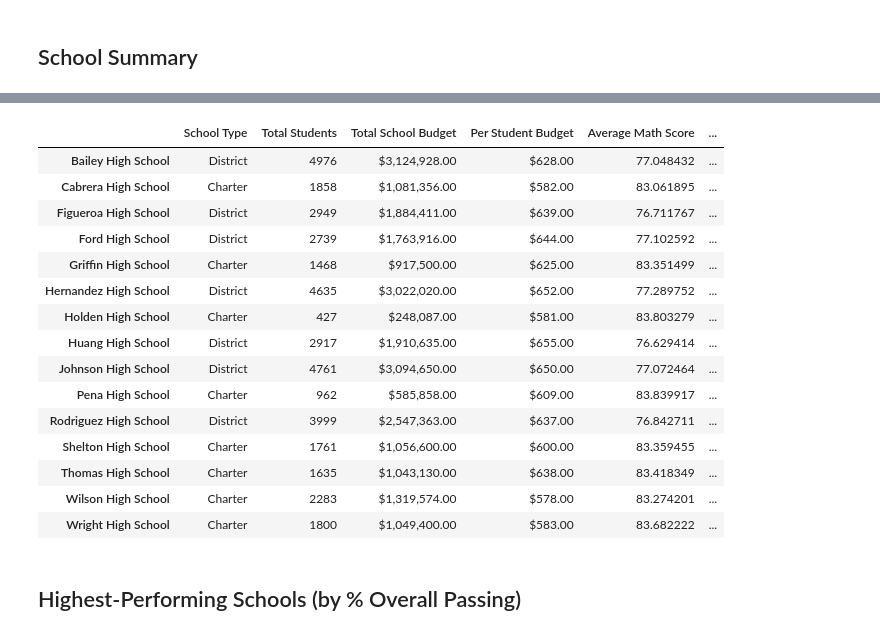
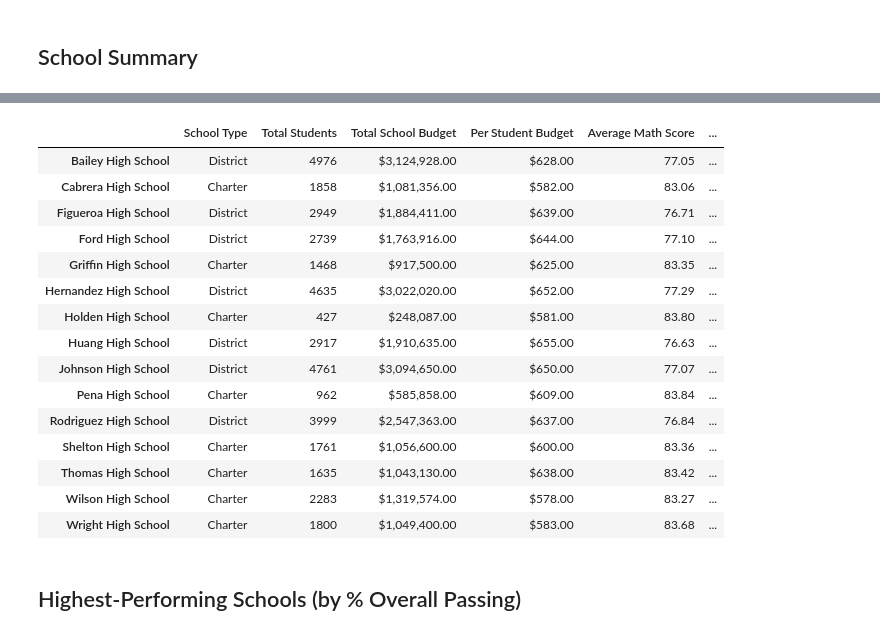
Before and after one commit to bsvab/pandas-challenge, a Jupyter notebook: PyCitySchools/PyCitySchools.ipynb, the cells around one changed output, grey strips where cells are left out. Cells and saved outputs as stored; diff of their text form; code cells hidden in the pictures.

```diff
--- a/PyCitySchools/PyCitySchools.ipynb
+++ b/PyCitySchools/PyCitySchools.ipynb
@@ -141,18 +129,10 @@ school_students_passing_math = school_data_complete[(school_data_complete["math_
 # %%
 # Calculate the number of students per school with reading scores of 70 or higher
 # students_passing_reading =       # didn't use this provided line as I didn't see a need for it
-school_students_passing_reading = school_data_complete[(school_data_complete["reading_score"] >= 70)].groupby('school_name').count()["student_name"]
+school_students_passing_reading = school_data_complete[(school_data_complete["reading_score"] >= 70)].groupby('school_name')["student_name"].count()
-# %%
-# Add to original school_data dataframe
-school_data['number_of_students_passing_math'] = school_data['school_name'].transform(lambda x: school_students_passing_math.loc[x])
-school_data['number_of_students_passing_reading'] = school_data['school_name'].transform(lambda x: school_students_passing_reading.loc[x])
 # %%
 # Use the provided code to calculate the number of students per school that passed both math and reading with scores of 70 or higher
 students_passing_math_and_reading = school_data_complete[
     (school_data_complete["reading_score"] >= 70) & (school_data_complete["math_score"] >= 70)
     ]
 school_students_passing_math_and_reading = students_passing_math_and_reading.groupby(["school_name"]).size()
-# %%
-# Add to original school_data dataframe
-school_data['number_of_students_passing_math_&_reading'] = school_data['school_name'].transform(lambda x: school_students_passing_math_and_reading.loc[x])
-school_data
@@ -176,40 +139,54 @@ school_data
 # %%
 # Use the provided code to calculate the passing rates
-per_school_passing_math = school_students_passing_math / per_school_counts * 100
-per_school_passing_reading = school_students_passing_reading / per_school_counts * 100
-overall_passing_rate = school_students_passing_math_and_reading / per_school_counts * 100
+per_school_passing_math = school_students_passing_math / per_school_counts
+per_school_passing_reading = school_students_passing_reading / per_school_counts
+overall_passing_rate = school_students_passing_math_and_reading / per_school_counts
+# removed the pre-populated '* 100' on each line since I formatted as a percentage in next cell
 # %%
 # Create a DataFrame called `per_school_summary` with columns for the calculations above.
-per_school_summary = school_data['school_name', 'type', 'student_count', 'budget',
-       'budget_per_student', 'average_math_score', 'average_reading_score',
-       'percent_of_students_passing_math', 'percent_of_students_passing_reading',
-       'percent_of_students_passing_math_&_reading']
+per_school_summary = school_data[['school_name', 'type', 'size', 'budget']]
 
-new_columns = {}
+new_columns = {'school_name':'School Name', 'type':'School Type', 'size':'Total Students', 'budget':'Total School Budget'}
+per_school_summary = per_school_summary.rename(columns=new_columns)
+per_school_summary.sort_values(by='School Name', inplace=True)
+
+per_school_summary['Per Student Budget'] = per_school_capita
+per_school_summary['Average Math Score'] = per_school_math.values.round(2)
+per_school_summary['Average Reading Score'] = per_school_reading.values.round(2)
+per_school_summary['% Passing Math'] = per_school_passing_math.values
+per_school_summary['% Passing Reading'] = per_school_passing_reading.values
+per_school_summary['% Overall Passing'] = overall_passing_rate.values
+
+per_school_summary.set_index('School Name',drop=True, inplace=True)
+per_school_summary.index.name = None
 
 # Formatting
 per_school_summary["Total School Budget"] = per_school_summary["Total School Budget"].map("${:,.2f}".format)
 per_school_summary["Per Student Budget"] = per_school_summary["Per Student Budget"].map("${:,.2f}".format)
+per_school_summary['% Passing Math'] = per_school_summary['% Passing Math'].map('{:.2%}'.format)
+per_school_summary['% Passing Reading'] = per_school_summary['% Passing Reading'].map('{:.2%}'.format)
+per_school_summary['% Overall Passing'] = per_school_summary['% Overall Passing'].map('{:.2%}'.format)
+
 
 # Display the DataFrame
 per_school_summary
 # %% [output]
 |  | School Type | Total Students | Total School Budget | Per Student Budget | Average Math Score | ... |
-| Bailey High School | District | 4976 | $3,124,928.00 | $628.00 | 77.048432 | ... |
-| Cabrera High School | Charter | 1858 | $1,081,356.00 | $582.00 | 83.061895 | ... |
-| Figueroa High School | District | 2949 | $1,884,411.00 | $639.00 | 76.711767 | ... |
-| Ford High School | District | 2739 | $1,763,916.00 | $644.00 | 77.102592 | ... |
-| Griffin High School | Charter | 1468 | $917,500.00 | $625.00 | 83.351499 | ... |
-| Hernandez High School | District | 4635 | $3,022,020.00 | $652.00 | 77.289752 | ... |
-| Holden High School | Charter | 427 | $248,087.00 | $581.00 | 83.803279 | ... |
-| Huang High School | District | 2917 | $1,910,635.00 | $655.00 | 76.629414 | ... |
-| Johnson High School | District | 4761 | $3,094,650.00 | $650.00 | 77.072464 | ... |
-| Pena High School | Charter | 962 | $585,858.00 | $609.00 | 83.839917 | ... |
-| Rodriguez High School | District | 3999 | $2,547,363.00 | $637.00 | 76.842711 | ... |
-| Shelton High School | Charter | 1761 | $1,056,600.00 | $600.00 | 83.359455 | ... |
-| Thomas High School | Charter | 1635 | $1,043,130.00 | $638.00 | 83.418349 | ... |
-| Wilson High School | Charter | 2283 | $1,319,574.00 | $578.00 | 83.274201 | ... |
-| Wright High School | Charter | 1800 | $1,049,400.00 | $583.00 | 83.682222 | ... |
+| Bailey High School | District | 4976 | $3,124,928.00 | $628.00 | 77.05 | ... |
+| Cabrera High School | Charter | 1858 | $1,081,356.00 | $582.00 | 83.06 | ... |
+| Figueroa High School | District | 2949 | $1,884,411.00 | $639.00 | 76.71 | ... |
+| Ford High School | District | 2739 | $1,763,916.00 | $644.00 | 77.10 | ... |
+| Griffin High School | Charter | 1468 | $917,500.00 | $625.00 | 83.35 | ... |
+| Hernandez High School | District | 4635 | $3,022,020.00 | $652.00 | 77.29 | ... |
+| Holden High School | Charter | 427 | $248,087.00 | $581.00 | 83.80 | ... |
+| Huang High School | District | 2917 | $1,910,635.00 | $655.00 | 76.63 | ... |
+| Johnson High School | District | 4761 | $3,094,650.00 | $650.00 | 77.07 | ... |
+| Pena High School | Charter | 962 | $585,858.00 | $609.00 | 83.84 | ... |
+| Rodriguez High School | District | 3999 | $2,547,363.00 | $637.00 | 76.84 | ... |
+| Shelton High School | Charter | 1761 | $1,056,600.00 | $600.00 | 83.36 | ... |
+| Thomas High School | Charter | 1635 | $1,043,130.00 | $638.00 | 83.42 | ... |
+| Wilson High School | Charter | 2283 | $1,319,574.00 | $578.00 | 83.27 | ... |
+| Wright High School | Charter | 1800 | $1,049,400.00 | $583.00 | 83.68 | ... |
 # %% [markdown]
 ## Highest-Performing Schools (by % Overall Passing)
 # %%
```
Also changed, not shown: parts of 12 cells of this notebook.
